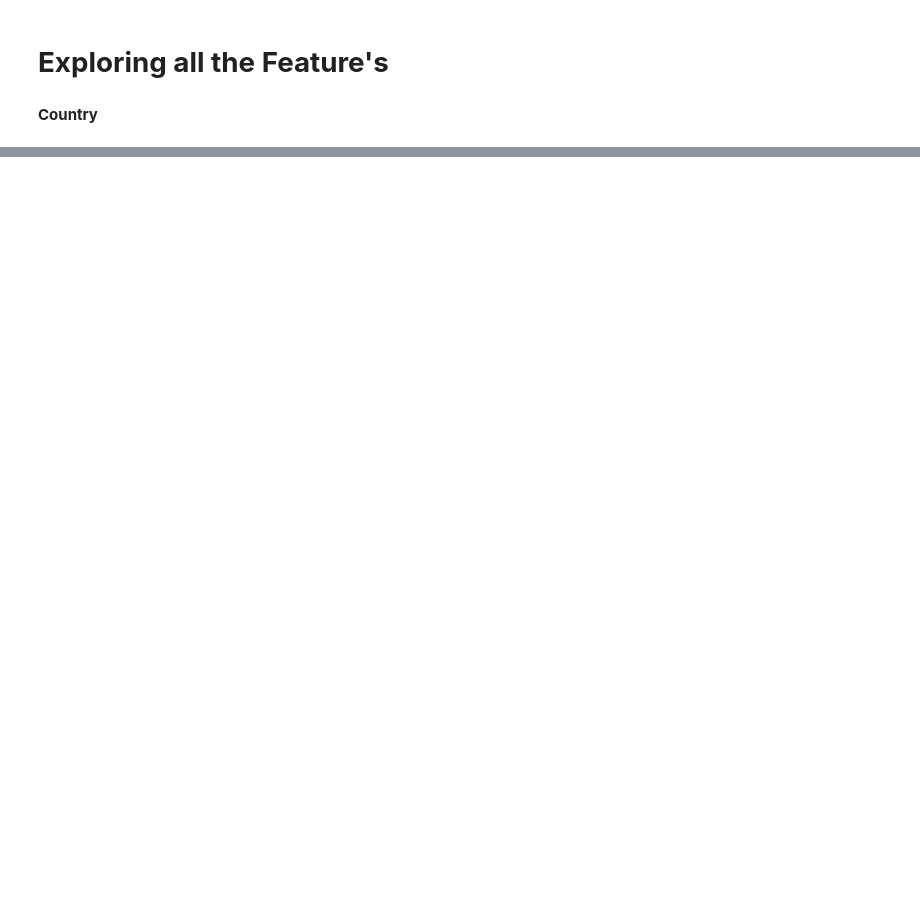
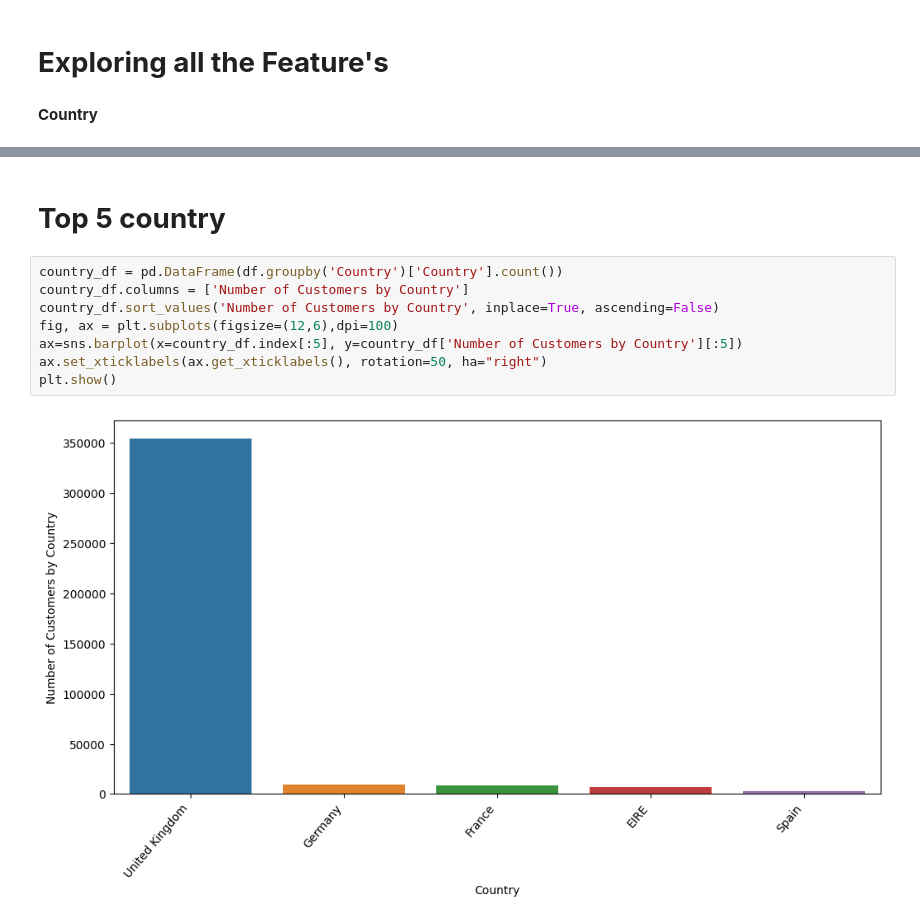
Before and after one commit to AtulChouhan0/Online-Retail-Customer-Segmentation, a Jupyter notebook: Online_Retail_Customer_Segmentation_Capstone_Project.ipynb, the cells around one changed output, grey strips where cells are left out. Saved outputs shown, nothing was run; the diff lists cells and outputs as text; blank space fills up the shorter version.

```diff
--- a/Online_Retail_Customer_Segmentation_Capstone_Project.ipynb
+++ b/Online_Retail_Customer_Segmentation_Capstone_Project.ipynb
@@ -161,0 +179,12 @@ Name: Country, dtype: int64
+# %% [markdown]
+# **Top 5 country**
+# %%
+country_df = pd.DataFrame(df.groupby('Country')['Country'].count())
+country_df.columns = ['Number of Customers by Country']
+country_df.sort_values('Number of Customers by Country', inplace=True, ascending=False)
+fig, ax = plt.subplots(figsize=(12,6),dpi=100)
+ax=sns.barplot(x=country_df.index[:5], y=country_df['Number of Customers by Country'][:5])
+ax.set_xticklabels(ax.get_xticklabels(), rotation=50, ha="right")
+plt.show()
+# %% [output]
+[figure, added]
```
Also changed, not shown: parts of 11 cells of this notebook.
